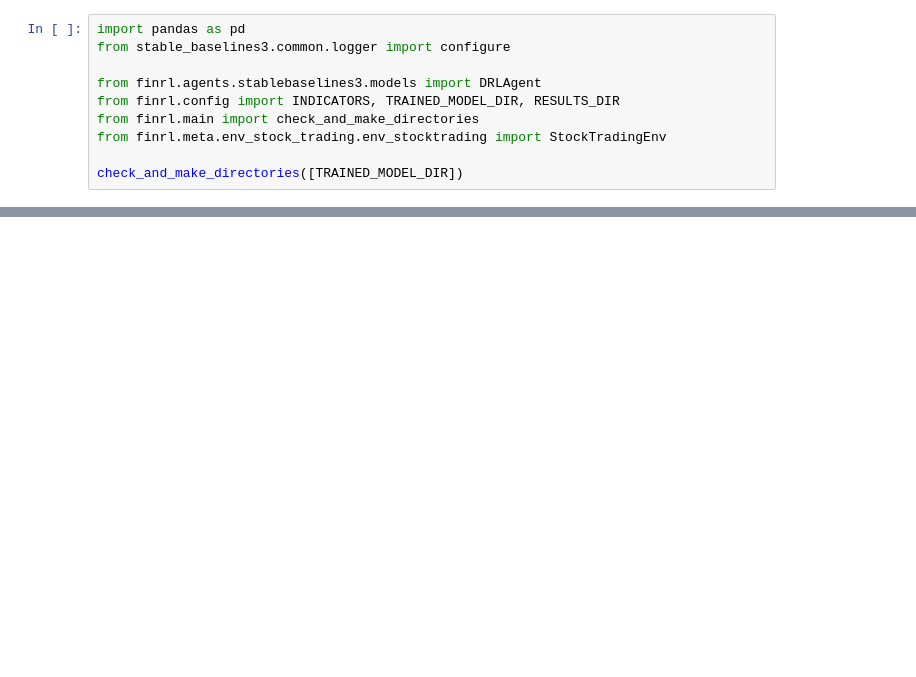
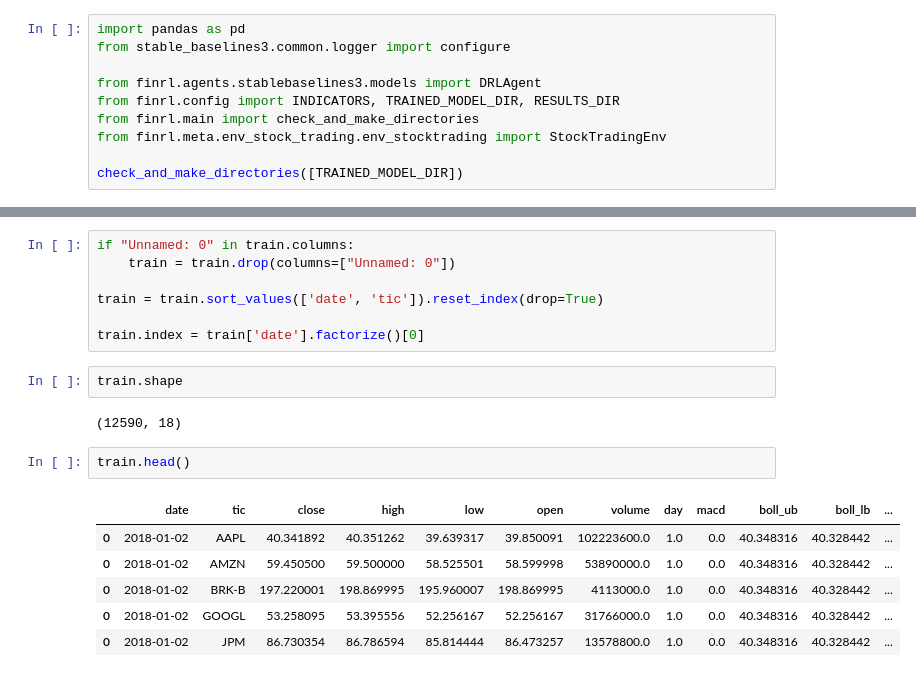
Before and after one commit to matkubita/StockAIFinanceRLAgent, a Jupyter notebook: RLAgent_2_1_Train_PPO.ipynb, the cells around one changed output, grey strips where cells are left out. Saved outputs shown, nothing was run; the diff lists cells and outputs as text; blank space fills up the shorter version.

```diff
--- a/RLAgent_2_1_Train_PPO.ipynb
+++ b/RLAgent_2_1_Train_PPO.ipynb
@@ -18,3 +22,23 @@ train.index.names = ['']
+# %%
+if "Unnamed: 0" in train.columns:
+    train = train.drop(columns=["Unnamed: 0"])
+
+train = train.sort_values(['date', 'tic']).reset_index(drop=True)
+
+train.index = train['date'].factorize()[0]
+# %%
+train.shape
+# %% [output]
+(12590, 18)
+# %%
+train.head()
+# %% [output]
+|  | date | tic | close | high | low | open | volume | day | macd | boll_ub | boll_lb | ... |
+| 0 | 2018-01-02 | AAPL | 40.341892 | 40.351262 | 39.639317 | 39.850091 | 102223600.0 | 1.0 | 0.0 | 40.348316 | 40.328442 | ... |
+| 0 | 2018-01-02 | AMZN | 59.450500 | 59.500000 | 58.525501 | 58.599998 | 53890000.0 | 1.0 | 0.0 | 40.348316 | 40.328442 | ... |
+| 0 | 2018-01-02 | BRK-B | 197.220001 | 198.869995 | 195.960007 | 198.869995 | 4113000.0 | 1.0 | 0.0 | 40.348316 | 40.328442 | ... |
+| 0 | 2018-01-02 | GOOGL | 53.258095 | 53.395556 | 52.256167 | 52.256167 | 31766000.0 | 1.0 | 0.0 | 40.348316 | 40.328442 | ... |
+| 0 | 2018-01-02 | JPM | 86.730354 | 86.786594 | 85.814444 | 86.473257 | 13578800.0 | 1.0 | 0.0 | 40.348316 | 40.328442 | ... |
 # %%
 stock_dimension = len(train.tic.unique())
 state_space = 1 + 2*stock_dimension + len(INDICATORS)*stock_dimension
```
Also changed, not shown: parts of 10 cells of this notebook, 7 other files.
